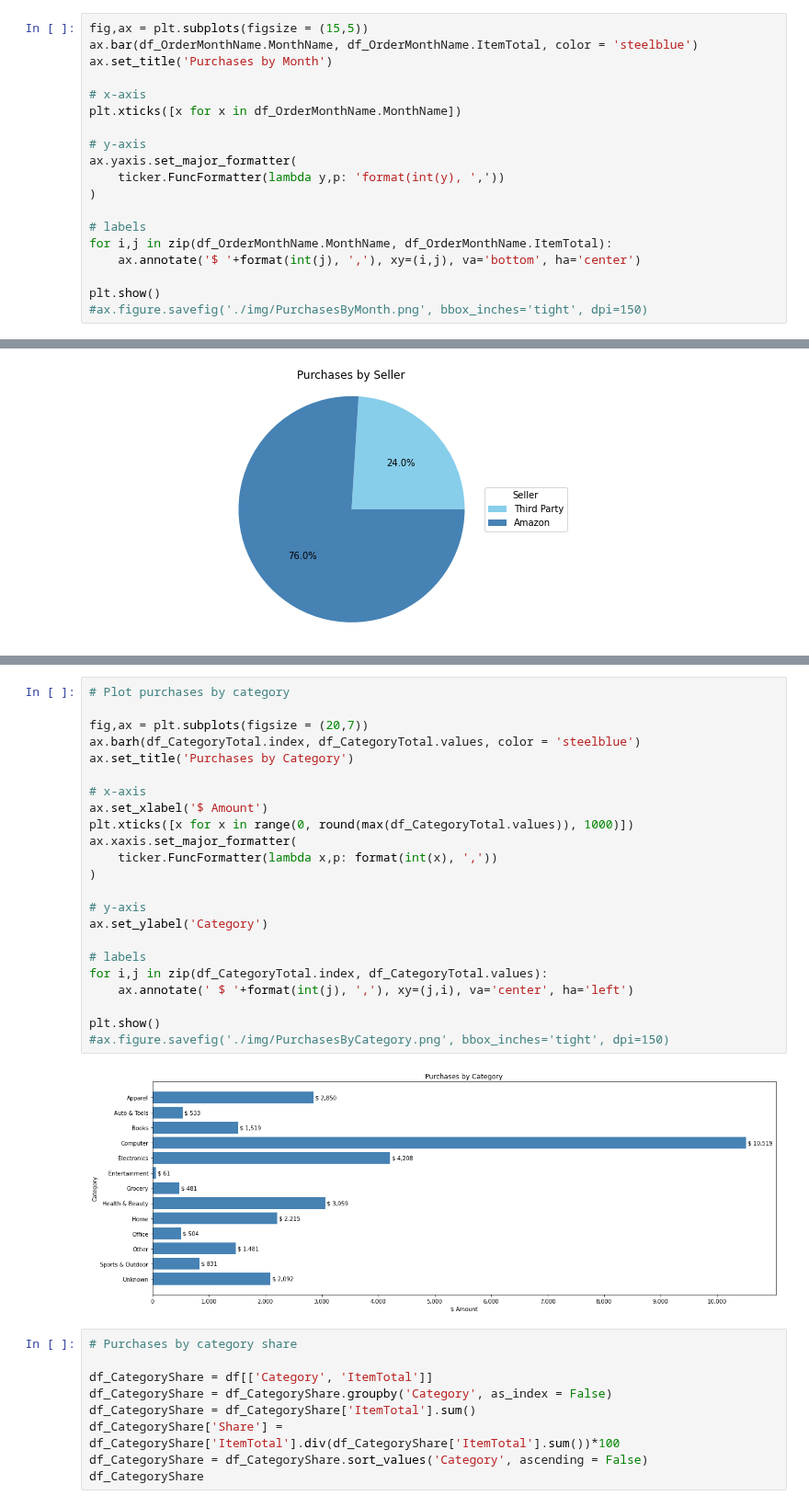
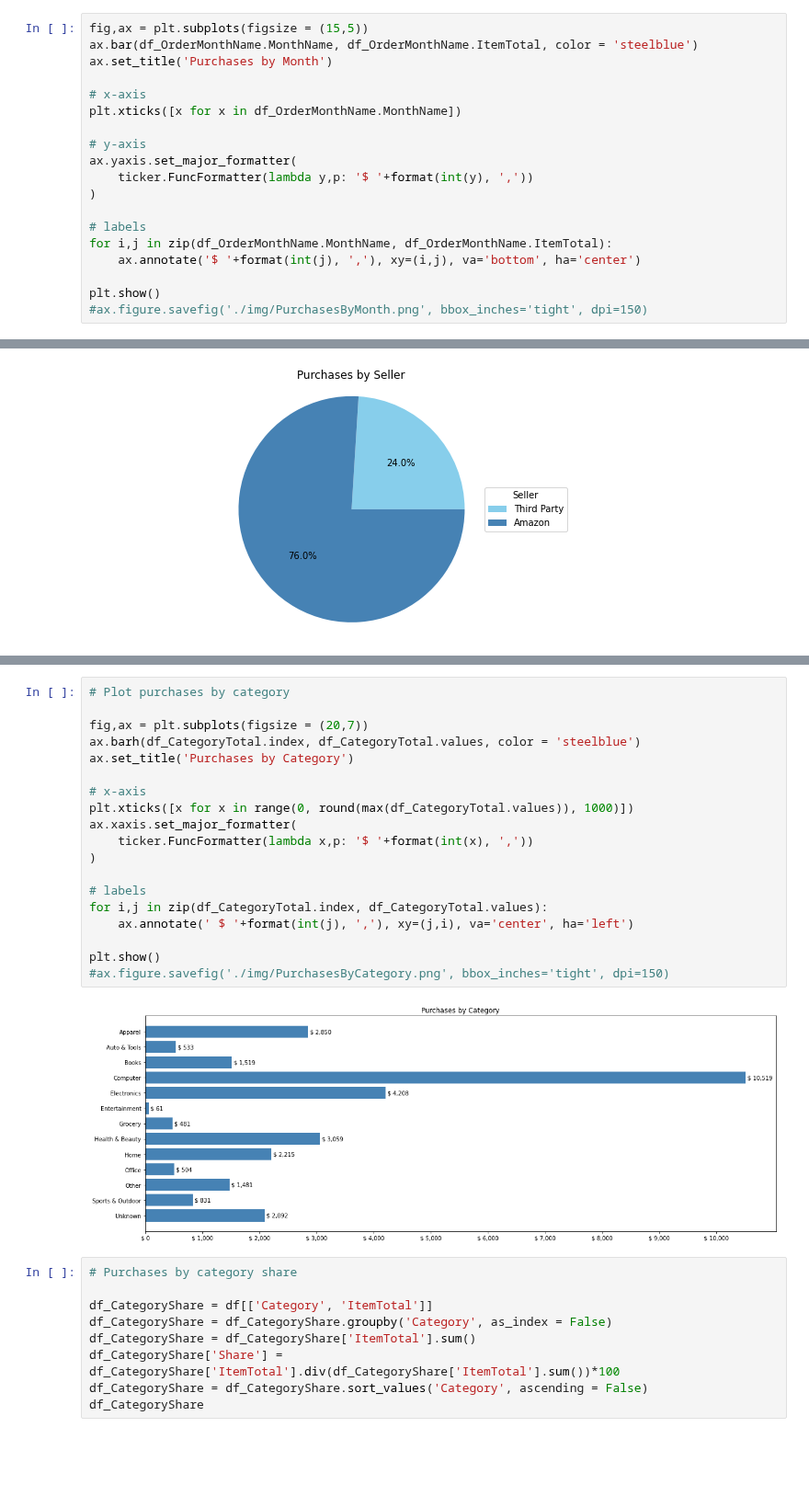
Before and after one commit to AmitSamra/AmazonOrderHistory, a Jupyter notebook: AmazonOrderHistory.ipynb, the cells around one changed output, grey strips where cells are left out. Shown at 92% size. Drawn from its saved outputs; the diff is of its cells as text; blank space fills up the shorter version.

```diff
--- a/AmazonOrderHistory.ipynb
+++ b/AmazonOrderHistory.ipynb
@@ -894,7 +891,7 @@ plt.xticks([x for x in df_OrderMonthName.MonthName])
 
 # y-axis
 ax.yaxis.set_major_formatter(
-    ticker.FuncFormatter(lambda y,p: 'format(int(y), ','))
+    ticker.FuncFormatter(lambda y,p: '$ '+format(int(y), ','))
 )
 
 # labels
@@ -1043,28 +1038,24 @@ Name: ItemTotal, dtype: float64
 # %%
 # Plot purchases by category
 
 fig,ax = plt.subplots(figsize = (20,7))
 ax.barh(df_CategoryTotal.index, df_CategoryTotal.values, color = 'steelblue')
 ax.set_title('Purchases by Category')
 
 # x-axis
-ax.set_xlabel('$ Amount')
 plt.xticks([x for x in range(0, round(max(df_CategoryTotal.values)), 1000)])
 ax.xaxis.set_major_formatter(
-    ticker.FuncFormatter(lambda x,p: format(int(x), ','))
+    ticker.FuncFormatter(lambda x,p: '$ '+format(int(x), ','))
 )
-
-# y-axis
-ax.set_ylabel('Category')
 
 # labels
 for i,j in zip(df_CategoryTotal.index, df_CategoryTotal.values):
     ax.annotate(' $ '+format(int(j), ','), xy=(j,i), va='center', ha='left')
 
 plt.show()
 #ax.figure.savefig('./img/PurchasesByCategory.png', bbox_inches='tight', dpi=150)
 # %% [output]
-[figure, old version]
+[figure, new version]
 # %%
 # Purchases by category share
 
```
Also changed, not shown: parts of 5 cells of this notebook.
